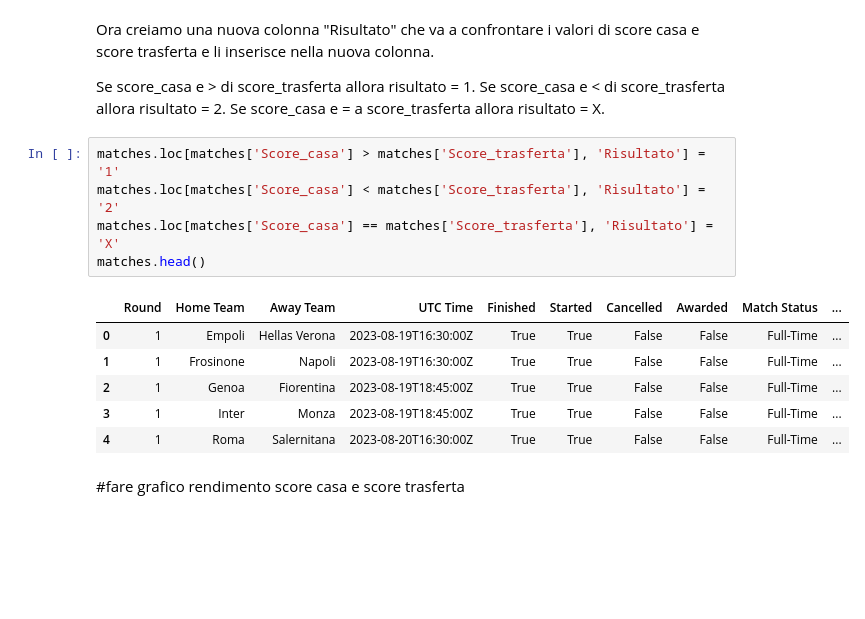
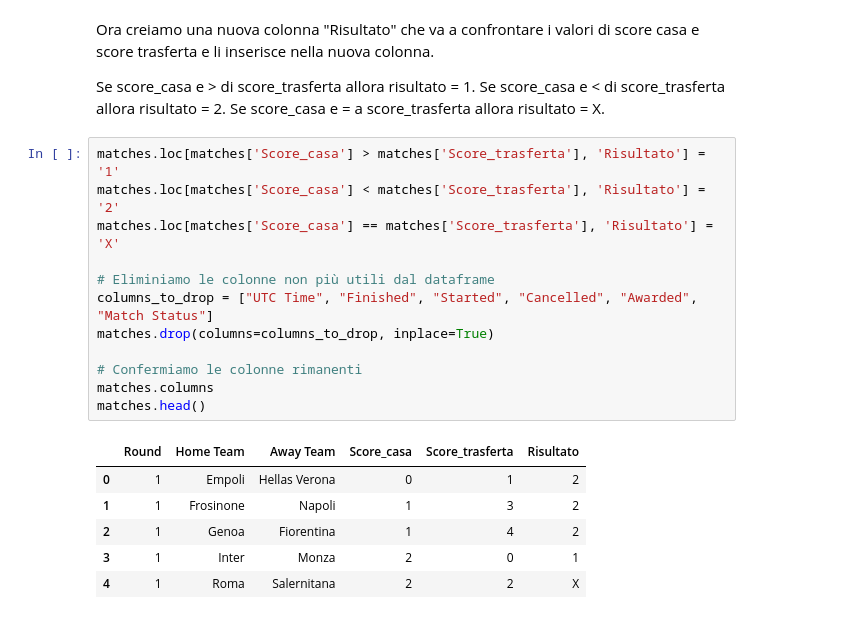
Before and after one commit to DavideJohn/IDS, a Jupyter notebook: laboratori/ProgettoFinale/ProgettoFinale.ipynb, the cells around one changed output. Saved outputs shown, nothing was run; the diff lists cells and outputs as text; blank space fills up the shorter version.

```diff
--- a/laboratori/ProgettoFinale/ProgettoFinale.ipynb
+++ b/laboratori/ProgettoFinale/ProgettoFinale.ipynb
@@ -82,14 +84,19 @@ Se score_casa e = a score_trasferta allora risultato = X.
 # %%
 matches.loc[matches['Score_casa'] > matches['Score_trasferta'], 'Risultato'] = '1'
 matches.loc[matches['Score_casa'] < matches['Score_trasferta'], 'Risultato'] = '2'
 matches.loc[matches['Score_casa'] == matches['Score_trasferta'], 'Risultato'] = 'X'
+
+# Eliminiamo le colonne non più utili dal dataframe
+columns_to_drop = ["UTC Time", "Finished", "Started", "Cancelled", "Awarded", "Match Status"]
+matches.drop(columns=columns_to_drop, inplace=True)
+
+# Confermiamo le colonne rimanenti
+matches.columns
 matches.head()
 # %% [output]
-|  | Round | Home Team | Away Team | UTC Time | Finished | Started | Cancelled | Awarded | Match Status | ... |
-| 0 | 1 | Empoli | Hellas Verona | 2023-08-19T16:30:00Z | True | True | False | False | Full-Time | ... |
-| 1 | 1 | Frosinone | Napoli | 2023-08-19T16:30:00Z | True | True | False | False | Full-Time | ... |
-| 2 | 1 | Genoa | Fiorentina | 2023-08-19T18:45:00Z | True | True | False | False | Full-Time | ... |
-| 3 | 1 | Inter | Monza | 2023-08-19T18:45:00Z | True | True | False | False | Full-Time | ... |
-| 4 | 1 | Roma | Salernitana | 2023-08-20T16:30:00Z | True | True | False | False | Full-Time | ... |
+|  | Round | Home Team | Away Team | Score_casa | Score_trasferta | Risultato |
+| 0 | 1 | Empoli | Hellas Verona | 0 | 1 | 2 |
+| 1 | 1 | Frosinone | Napoli | 1 | 3 | 2 |
+| 2 | 1 | Genoa | Fiorentina | 1 | 4 | 2 |
+| 3 | 1 | Inter | Monza | 2 | 0 | 1 |
+| 4 | 1 | Roma | Salernitana | 2 | 2 | X |
-# %% [markdown]
-#fare grafico rendimento score casa e score trasferta
```
Also changed, not shown: parts of 7 cells of this notebook, 1 other file.
